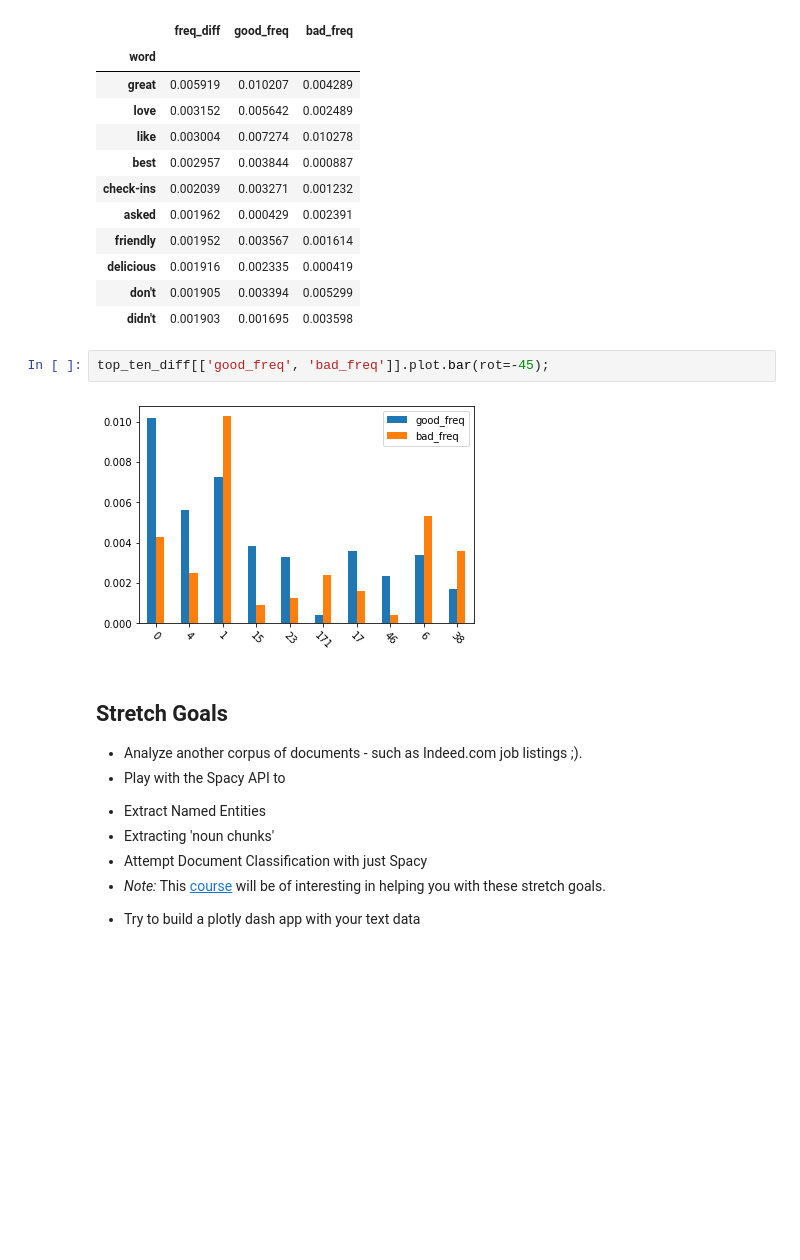
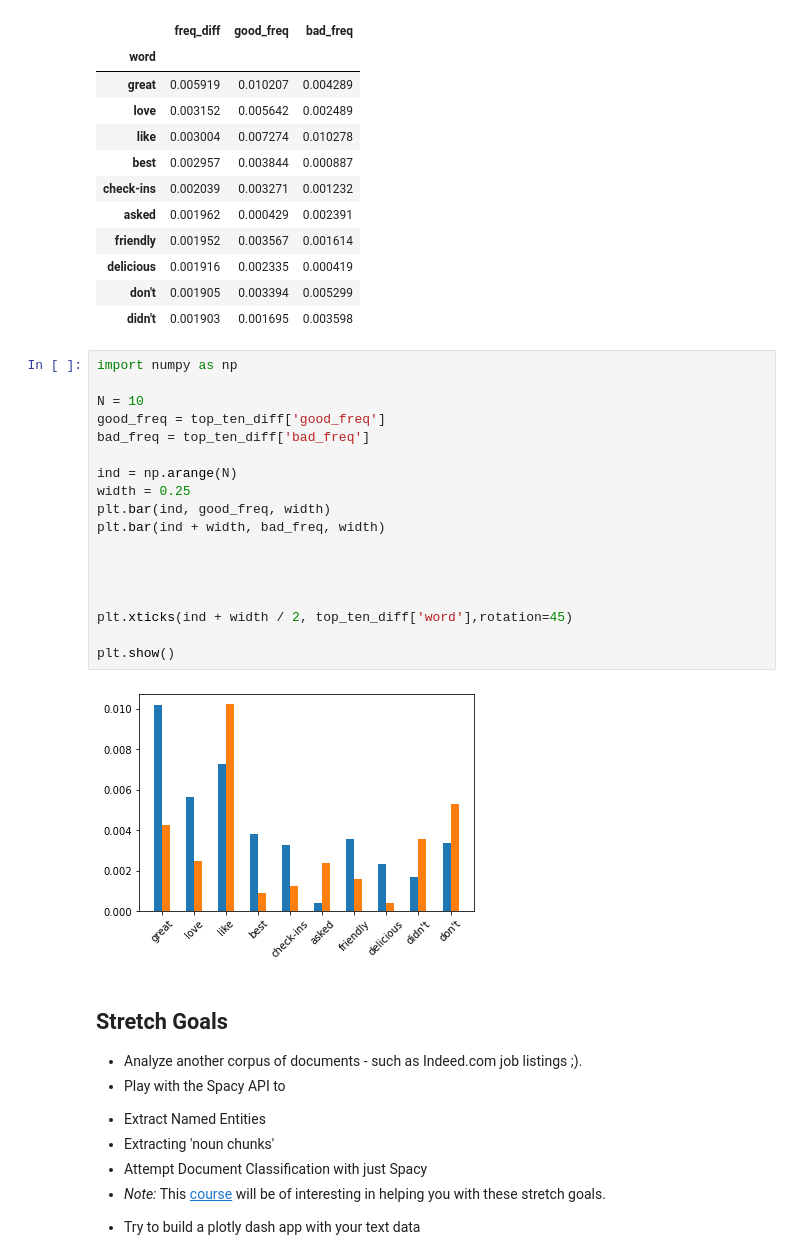
Before and after one commit to SwetaSengupta/DS-Unit-4-Sprint-1-NLP, a Jupyter notebook: module1-text-data/LS_DS_411_Text_Data_Assignment.ipynb, the cells around one changed output. Drawn from its saved outputs; the diff is of its cells as text; blank space fills up the shorter version.

Commit message:
Finished assignment,edited the visualizations

```diff
--- a/module1-text-data/LS_DS_411_Text_Data_Assignment.ipynb
+++ b/module1-text-data/LS_DS_411_Text_Data_Assignment.ipynb
@@ -389,10 +389,26 @@ top_ten_diff.set_index('word')
 | delicious | 0.001916 | 0.002335 | 0.000419 |
 | don't | 0.001905 | 0.003394 | 0.005299 |
 | didn't | 0.001903 | 0.001695 | 0.003598 |
-# %%
-top_ten_diff[['good_freq', 'bad_freq']].plot.bar(rot=-45);
-# %% [output]
-[figure, removed]
+# %%
+import numpy as np
+
+N = 10
+good_freq = top_ten_diff['good_freq']
+bad_freq = top_ten_diff['bad_freq']
+
+ind = np.arange(N)
+width = 0.25
+plt.bar(ind, good_freq, width)
+plt.bar(ind + width, bad_freq, width)
+
+
+
+
+plt.xticks(ind + width / 2, top_ten_diff['word'],rotation=45)
+
+plt.show()
+# %% [output]
+[figure, added]
 # %% [markdown]
 ## Stretch Goals
 
```
Also changed, not shown: parts of 10 cells of this notebook.
